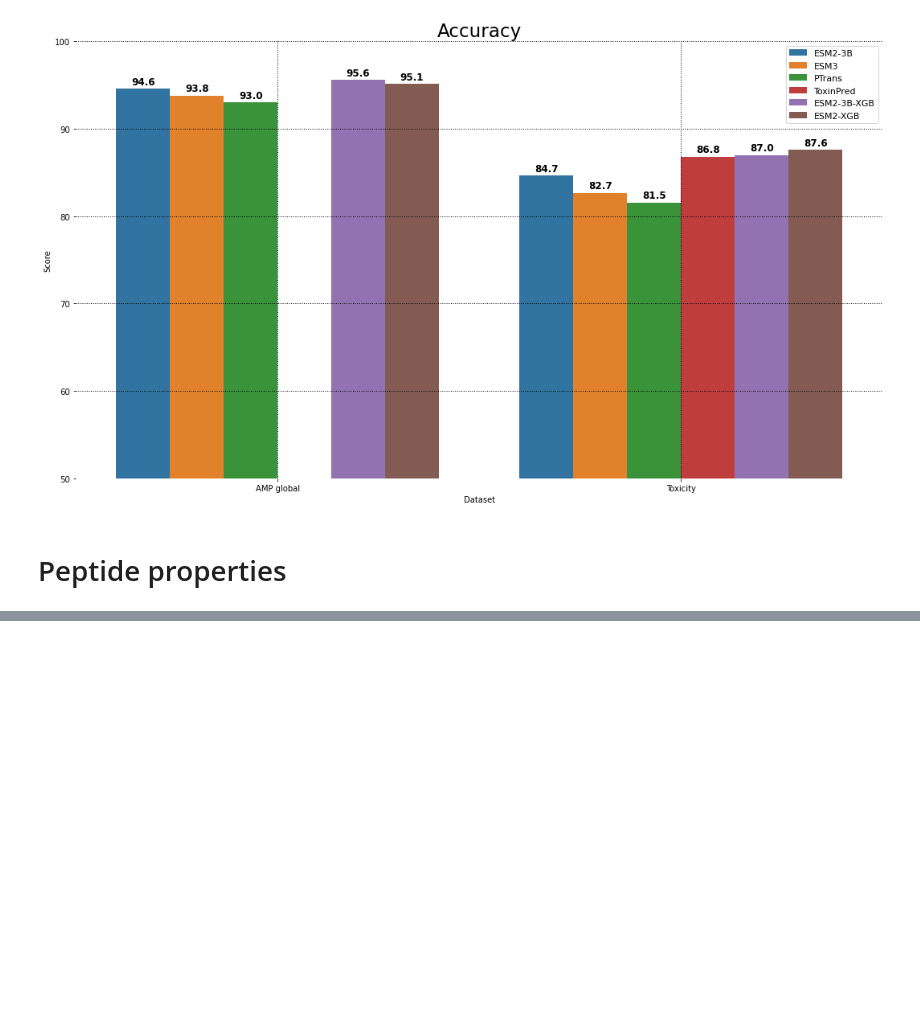
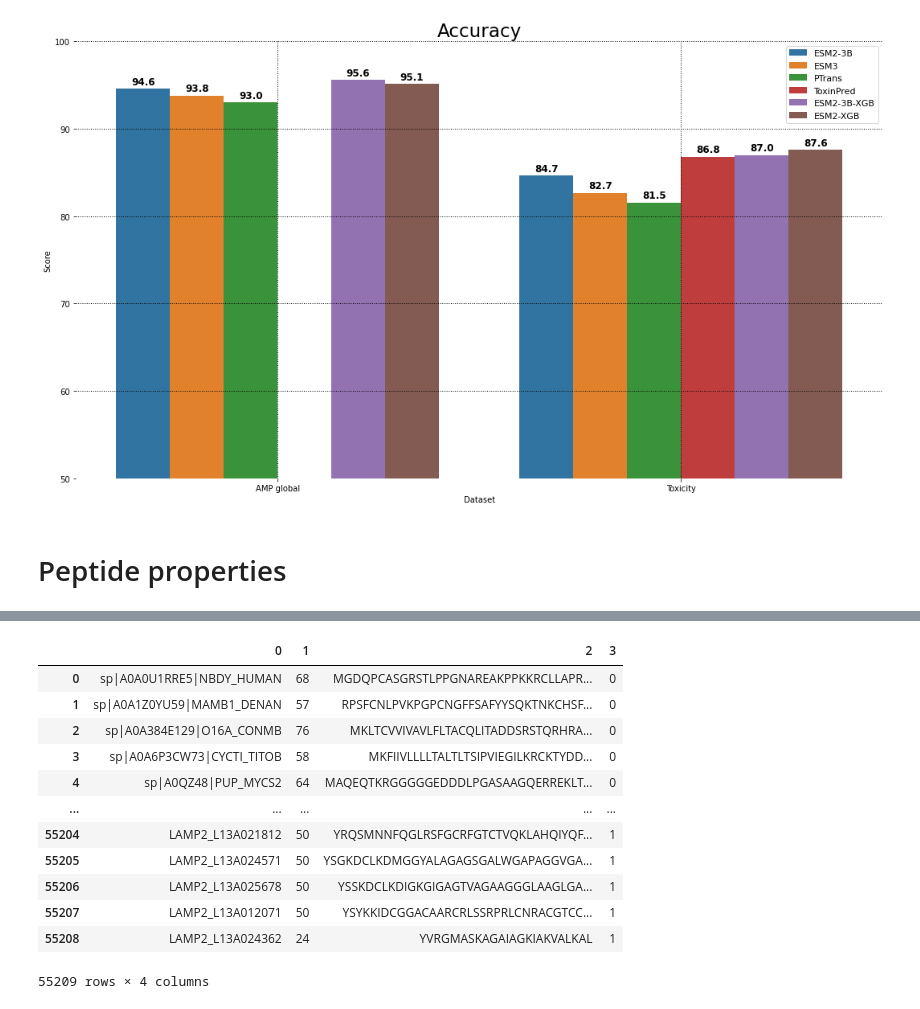
Before and after one commit to BGI-METAI/Metagenome-AI, a Jupyter notebook: notebooks/amp_tox_ripp-round2.ipynb, the cells around one changed output, grey strips where cells are left out. Saved outputs shown, nothing was run; the diff lists cells and outputs as text; code cells hidden in the pictures; blank space fills up the shorter version.

```diff
--- a/notebooks/amp_tox_ripp-round2.ipynb
+++ b/notebooks/amp_tox_ripp-round2.ipynb
@@ -463,0 +733,16 @@ for ds, df in ds_dict.items():
+# %%
+ds_dict['Global AMP']
+# %% [output]
+|  | 0 | 1 | 2 | 3 |
+| 0 | sp|A0A0U1RRE5|NBDY_HUMAN | 68 | MGDQPCASGRSTLPPGNAREAKPPKKRCLLAPR... | 0 |
+| 1 | sp|A0A1Z0YU59|MAMB1_DENAN | 57 | RPSFCNLPVKPGPCNGFFSAFYYSQKTNKCHSF... | 0 |
+| 2 | sp|A0A384E129|O16A_CONMB | 76 | MKLTCVVIVAVLFLTACQLITADDSRSTQRHRA... | 0 |
+| 3 | sp|A0A6P3CW73|CYCTI_TITOB | 58 | MKFIIVLLLLTALTLTSIPVIEGILKRCKTYDD... | 0 |
+| 4 | sp|A0QZ48|PUP_MYCS2 | 64 | MAQEQTKRGGGGGEDDDLPGASAAGQERREKLT... | 0 |
+| ... | ... | ... | ... | ... |
+| 55204 | LAMP2_L13A021812 | 50 | YRQSMNNFQGLRSFGCRFGTCTVQKLAHQIYQF... | 1 |
+| 55205 | LAMP2_L13A024571 | 50 | YSGKDCLKDMGGYALAGAGSGALWGAPAGGVGA... | 1 |
+| 55206 | LAMP2_L13A025678 | 50 | YSSKDCLKDIGKGIGAGTVAGAAGGGLAAGLGA... | 1 |
+| 55207 | LAMP2_L13A012071 | 50 | YSYKKIDCGGACAARCRLSSRPRLCNRACGTCC... | 1 |
+| 55208 | LAMP2_L13A024362 | 24 | YVRGMASKAGAIAGKIAKVALKAL | 1 |
+55209 rows × 4 columns
```
Also changed, not shown: parts of 11 cells of this notebook.
